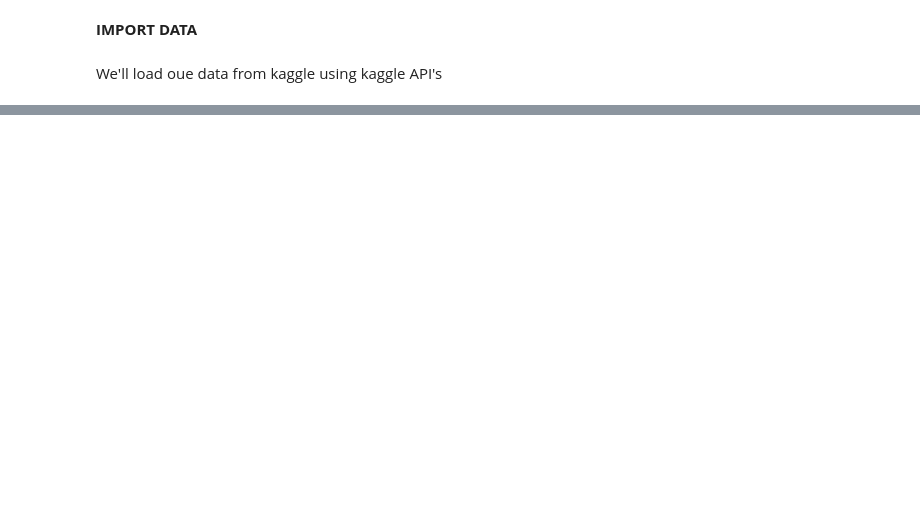
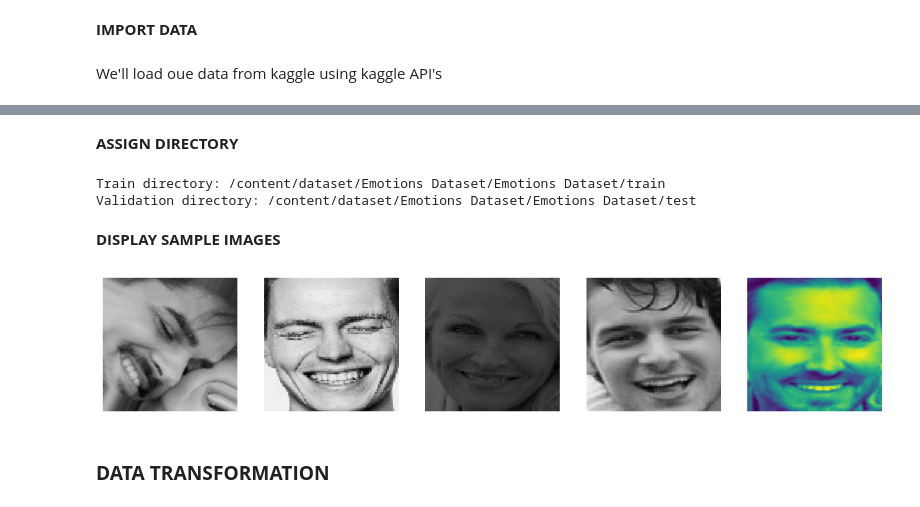
Before and after one commit to joseph-4640/Human-emotions-detection, a Jupyter notebook: detect.ipynb, the cells around one changed output, grey strips where cells are left out. Cells and saved outputs as stored; diff of their text form; code cells hidden in the pictures; blank space fills up the shorter version.

```diff
--- a/detect.ipynb
+++ b/detect.ipynb
@@ -76,0 +73,37 @@ Streaming output truncated to the last 5000 lines.
+# %% [markdown]
+**ASSIGN DIRECTORY**
+# %%
+train_dir = Path("/content/dataset/Emotions Dataset/Emotions Dataset/train")
+val_dir = Path("/content/dataset/Emotions Dataset/Emotions Dataset/test")
+print(f"Train directory: {train_dir}")
+print(f"Validation directory: {val_dir}")
+# %% [output]
+Train directory: /content/dataset/Emotions Dataset/Emotions Dataset/train
+Validation directory: /content/dataset/Emotions Dataset/Emotions Dataset/test
+# %% [markdown]
+**DISPLAY SAMPLE IMAGES**
+# %%
+def sample_images(dir, classname):
+  """The function displays 5 random images from a class
+  input:
+    dir: path to the directory
+    classname: name of the class
+  """
+  # Gets the file in the directory
+  class_dir = os.path.join(dir, classname)
+  images = os.listdir(class_dir)
+  # Picks 5 random images
+  images_sample = np.random.choice(images, 5)
+  # Plot the images
+  fig, ax = plt.subplots(1, 5, figsize=(15, 5))
+  for i in range(5):
+    img = Image.open(os.path.join(class_dir, images_sample[i]))
+    ax[i].imshow(img)
+    ax[i].axis("off")
+  plt.show()
+# %%
+sample_images(train_dir, "happy")
+# %% [output]
+[figure, added]
+# %% [markdown]
+### **DATA TRANSFORMATION**
```
Also changed, not shown: parts of 47 cells of this notebook.
